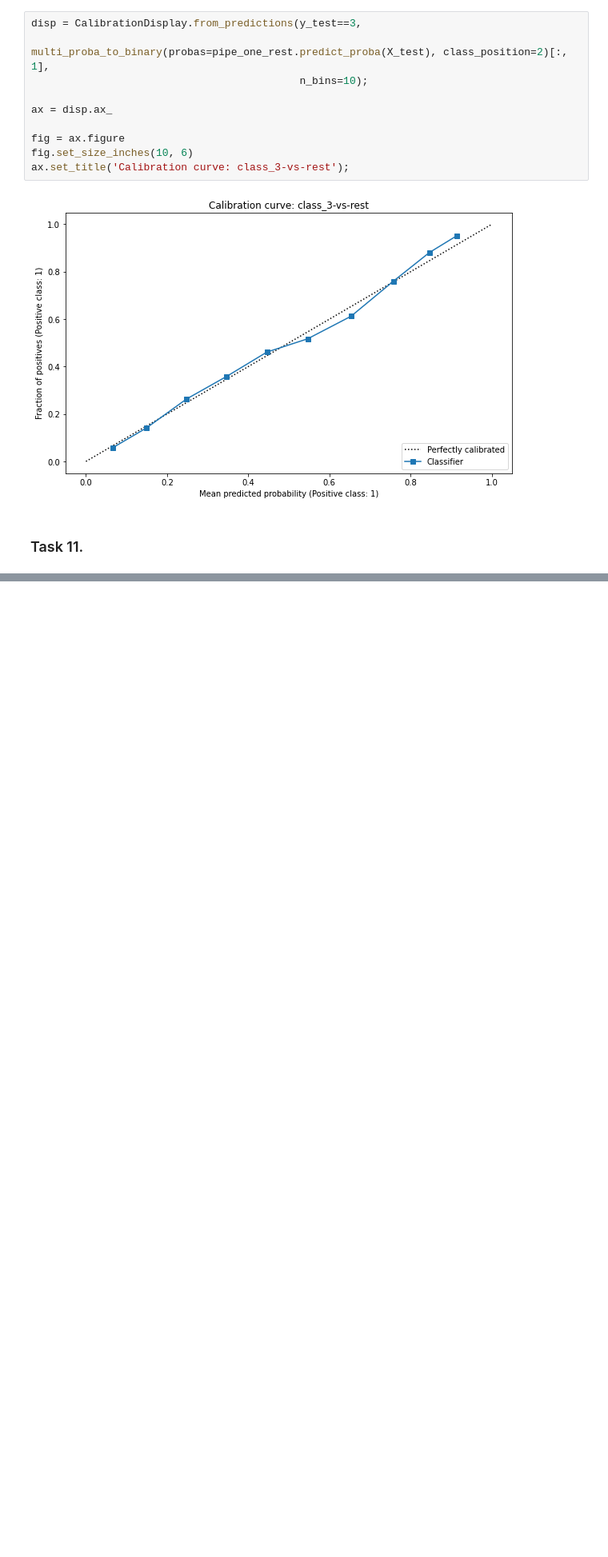
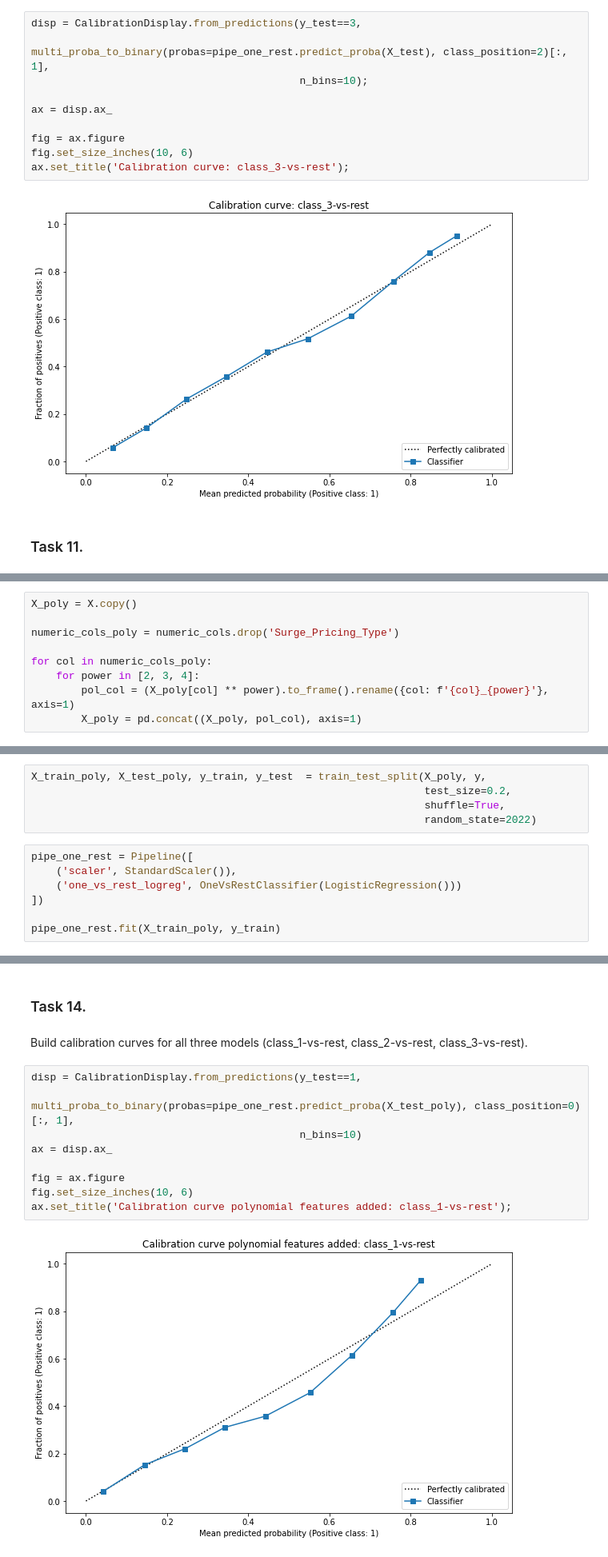
Before and after one commit to nktnlx/mle_course, a Jupyter notebook: 02_ml/14_multiclass_classification.ipynb, the cells around one changed output, grey strips where cells are left out. Shown at 80% size. Drawn from its saved outputs; the diff is of its cells as text; blank space fills up the shorter version.

Commit message:
all tasks finished

```diff
--- a/02_ml/14_multiclass_classification.ipynb
+++ b/02_ml/14_multiclass_classification.ipynb
@@ -358,0 +411,9 @@ tbc..
+# %%
+X_poly = X.copy()
+
+numeric_cols_poly = numeric_cols.drop('Surge_Pricing_Type')
+
+for col in numeric_cols_poly:
+    for power in [2, 3, 4]:
+        pol_col = (X_poly[col] ** power).to_frame().rename({col: f'{col}_{power}'}, axis=1)
+        X_poly = pd.concat((X_poly, pol_col), axis=1)
@@ -358,0 +444,12 @@ tbc..
+# %%
+X_train_poly, X_test_poly, y_train, y_test  = train_test_split(X_poly, y,
+                                                               test_size=0.2,
+                                                               shuffle=True,
+                                                               random_state=2022)
+# %%
+pipe_one_rest = Pipeline([
+    ('scaler', StandardScaler()),
+    ('one_vs_rest_logreg', OneVsRestClassifier(LogisticRegression()))
+])
+
+pipe_one_rest.fit(X_train_poly, y_train)
@@ -358,0 +472,15 @@ tbc..
+# %% [markdown]
+### Task 14.
+# %% [markdown]
+Build calibration curves for all three models (class_1-vs-rest, class_2-vs-rest, class_3-vs-rest).
+# %%
+disp = CalibrationDisplay.from_predictions(y_test==1,
+                                           multi_proba_to_binary(probas=pipe_one_rest.predict_proba(X_test_poly), class_position=0)[:, 1],
+                                           n_bins=10)
+ax = disp.ax_
+
+fig = ax.figure
+fig.set_size_inches(10, 6)
+ax.set_title('Calibration curve polynomial features added: class_1-vs-rest');
+# %% [output]
+[figure, added]
```
Also changed, not shown: parts of 28 cells of this notebook.
